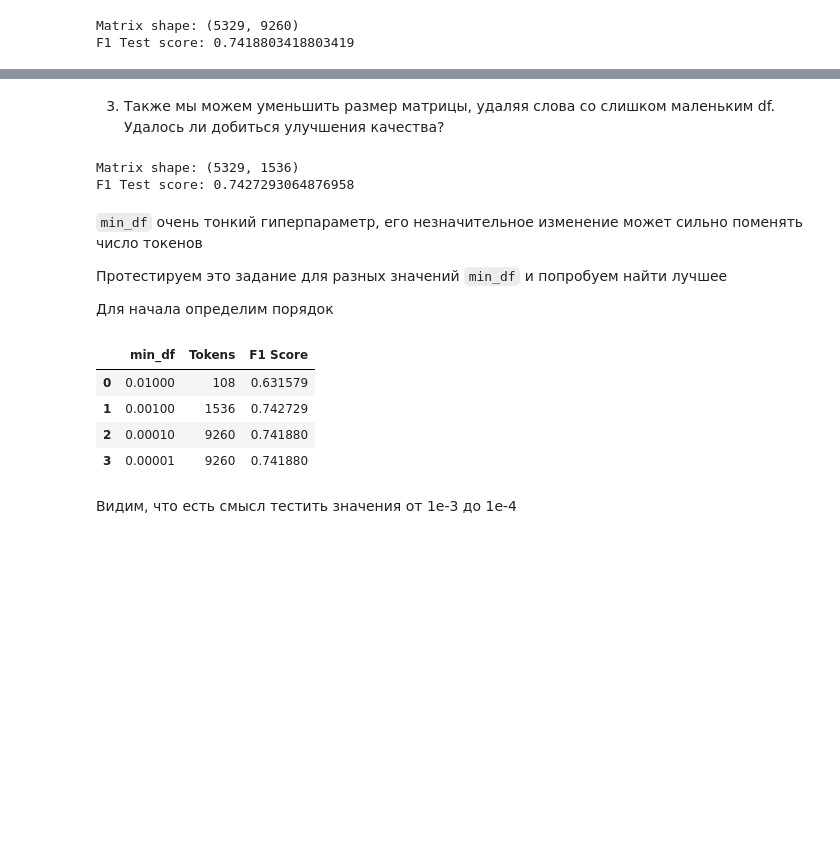
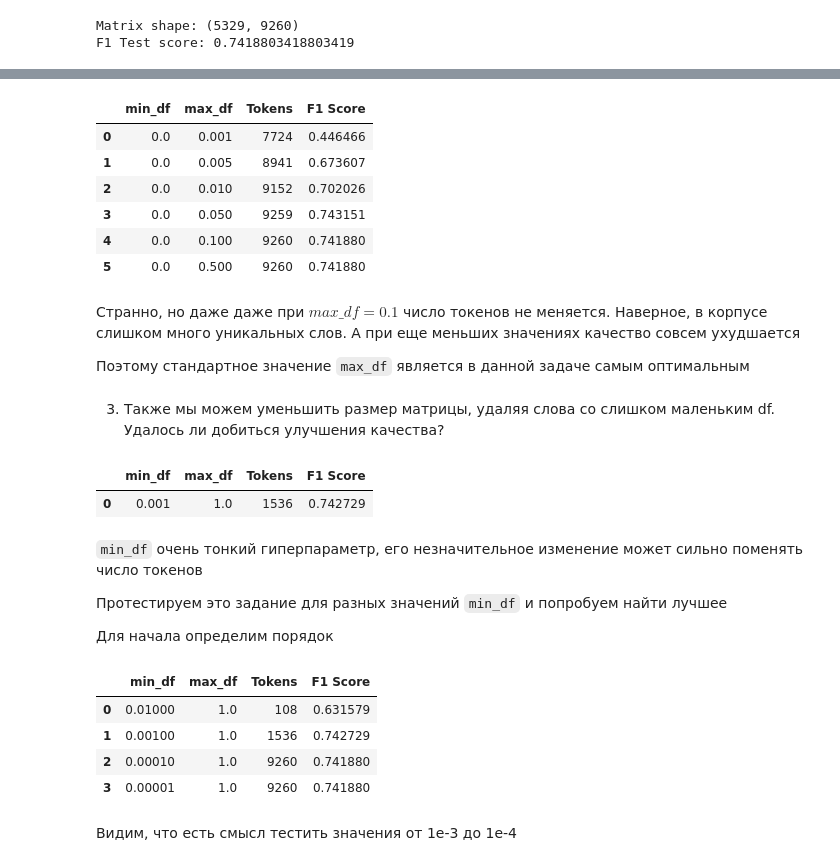
Before and after one commit to vctriusss/iad-ds-homeworks, a Jupyter notebook: hw06_texts.ipynb, the cells around one changed output, grey strips where cells are left out. Drawn from its saved outputs; the diff is of its cells as text; code cells hidden in the pictures; blank space fills up the shorter version.

```diff
--- a/hw06_texts.ipynb
+++ b/hw06_texts.ipynb
@@ -333,6 +344,7 @@ def is_hashtag(s: str) -> bool:
 
 def custom_tokenizer(s: str) -> List[str]:
     # Кастомный токенайзер
+    stopset = set(stopwords.words('english'))
 
     s_new = s.lower()
     tokens = TweetTokenizer().tokenize(s_new)
@@ -342,7 +354,7 @@ def custom_tokenizer(s: str) -> List[str]:
                              is_hashtag(x),
                              tokens)
 
-    filtered_tokens = filter(lambda x: x not in stopwords.words('english'), filtered_tokens)
+    filtered_tokens = filter(lambda x: x not in stopset, filtered_tokens)
 
     return [SnowballStemmer('english').stem(t) for t in filtered_tokens]
 # %% [markdown]
@@ -475,14 +541,24 @@ F1 Test score: 0.7418803418803419
+# %%
+test_dfs(max_df_list=[0.001, 0.005, 0.01, 0.05, 0.1, 0.5])
+# %% [output]
+|  | min_df | max_df | Tokens | F1 Score |
+| 0 | 0.0 | 0.001 | 7724 | 0.446466 |
+| 1 | 0.0 | 0.005 | 8941 | 0.673607 |
+| 2 | 0.0 | 0.010 | 9152 | 0.702026 |
+| 3 | 0.0 | 0.050 | 9259 | 0.743151 |
+| 4 | 0.0 | 0.100 | 9260 | 0.741880 |
+| 5 | 0.0 | 0.500 | 9260 | 0.741880 |
+# %% [markdown]
+Странно, но даже даже при $max\_df = 0.1$ число токенов не меняется. Наверное, в корпусе слишком много уникальных слов. А при еще меньших значениях качество совсем ухудшается
+
+Поэтому стандартное значение `max_df` является в данной задаче самым оптимальным
 # %% [markdown]
 3. Также мы можем уменьшить размер матрицы, удаляя слова со слишком маленьким df. Удалось ли добиться улучшения качества?
-# %%
-tfidf3 = TfidfVectorizer(tokenizer=custom_tokenizer, max_df=0.9, min_df=0.001)
-
-shape, f1 = fit_and_predict(train, test, vectorizer=tfidf)
-print('Matrix shape:', shape)
-print('F1 Test score:', f1)
-# %% [output]
-Matrix shape: (5329, 1536)
-F1 Test score: 0.7427293064876958
+# %%
+test_dfs(min_df_list=[0.001])
+# %% [output]
+|  | min_df | max_df | Tokens | F1 Score |
+| 0 | 0.001 | 1.0 | 1536 | 0.742729 |
 # %% [markdown]
 `min_df` очень тонкий гиперпараметр, его незначительное изменение может сильно поменять число токенов
 
@@ -508,13 +568,11 @@ def test_min_dfs(min_df_list: Iterable):
 # %%
-min_dfs = [0.01, 0.001, 0.0001, 0.00001]
-
-test_min_dfs(min_dfs)
+test_dfs(min_df_list=[0.01, 0.001, 0.0001, 0.00001])
 # %% [output]
-|  | min_df | Tokens | F1 Score |
-| 0 | 0.01000 | 108 | 0.631579 |
-| 1 | 0.00100 | 1536 | 0.742729 |
-| 2 | 0.00010 | 9260 | 0.741880 |
-| 3 | 0.00001 | 9260 | 0.741880 |
+|  | min_df | max_df | Tokens | F1 Score |
+| 0 | 0.01000 | 1.0 | 108 | 0.631579 |
+| 1 | 0.00100 | 1.0 | 1536 | 0.742729 |
+| 2 | 0.00010 | 1.0 | 9260 | 0.741880 |
+| 3 | 0.00001 | 1.0 | 9260 | 0.741880 |
 # %% [markdown]
 Видим, что есть смысл тестить значения от 1e-3 до 1e-4
 # %%
```
Also changed, not shown: parts of 29 cells of this notebook.
